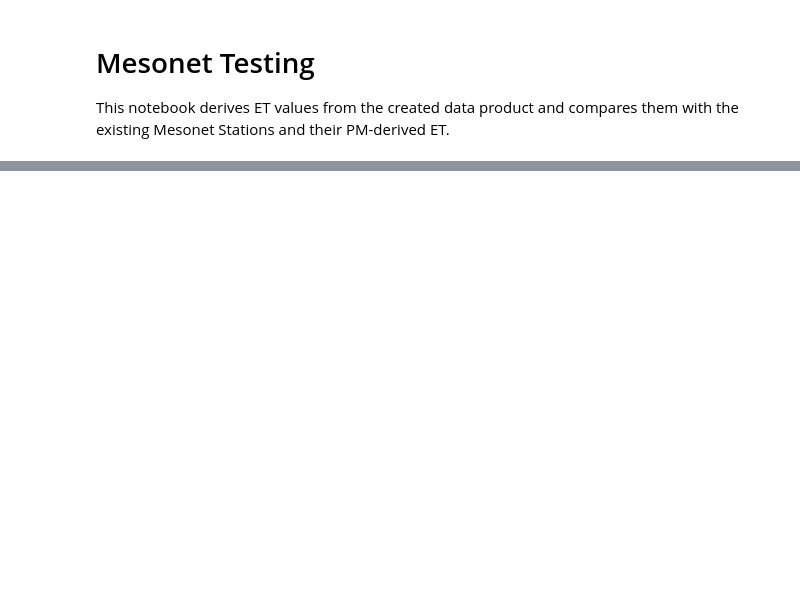
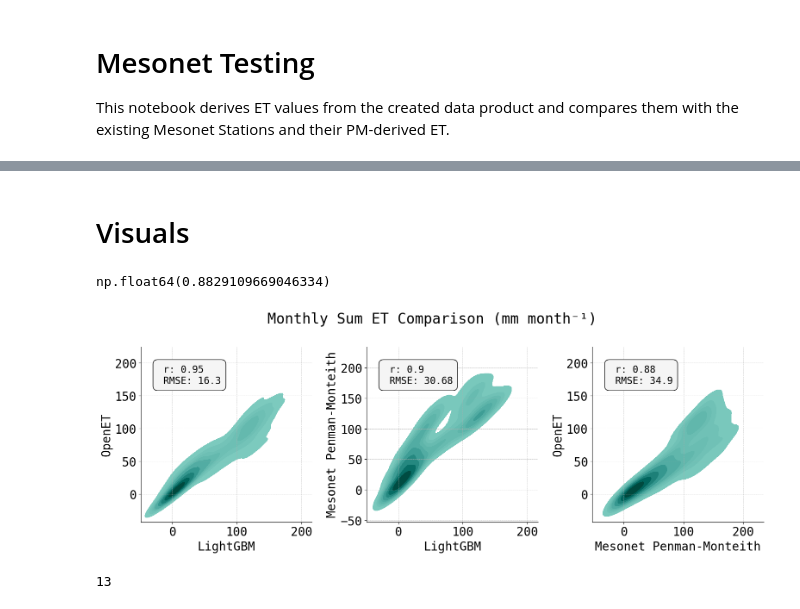
Before and after one commit to RTGS-Lab/Paper-Rozanov-et-al-ML-ET, a Jupyter notebook: notebooks/2. Model_Mesonet_Testing.ipynb, the cells around one changed output, grey strips where cells are left out. Drawn from its saved outputs; the diff is of its cells as text; code cells hidden in the pictures; blank space fills up the shorter version.

```diff
--- a/notebooks/2. Model_Mesonet_Testing.ipynb
+++ b/notebooks/2. Model_Mesonet_Testing.ipynb
@@ -77,0 +118,62 @@ fluxes
+# %%
+dfs = []
+for site in df.site.unique():
+    sub_df = df[df.site==site]
+    sub_df = sub_df.set_index('date')[['ETos_daily_in', 'ETrs_daily_in', 'ET']].resample('M').sum().reset_index()
+    sub_df.date = sub_df.date.dt.to_period('M').astype(str)
+
+    sub_openet = openet[openet.site==site]
+    sub_openet.date = sub_openet.date.dt.to_period('M').astype(str)
+    sub_df = sub_df.merge(sub_openet, on=['date'], how='left')
+
+    dfs.append(sub_df)
+summary = pd.concat(dfs, axis=0)
+# %% [markdown]
+# Visuals
+# %%
+plt.rcParams.update({'font.size': 20, 'font.family':'monospace', 'figure.figsize': (16, 9)})
+full_cmap = plt.get_cmap('BrBG')
+start, end = 0.7, 1.0
+colors = full_cmap(np.linspace(start, end, full_cmap.N))
+cmap = LinearSegmentedColormap.from_list('right_BrBG', colors)
+# %%
+np.corrcoef(summary[var[0]].values, summary[var[1]].values)[0,1]
+# %% [output]
+np.float64(0.8829109669046334)
+# %%
+fig, ax = plt.subplots(1,3, figsize=(16,6))
+
+sns.kdeplot(summary, x='ET', y='OpenET', ax=ax[0], cmap=cmap, shade=True, cbar=False)
+sns.kdeplot(summary, x='ET', y='ETos_daily_in', ax=ax[1], cmap=cmap, shade=True, cbar=False)
+sns.kdeplot(summary, x='ETos_daily_in', y='OpenET', ax=ax[2], cmap=cmap, shade=True, cbar=False)
+
+for i, var in zip(range(3), [['ET', 'OpenET'], ['ET', 'ETos_daily_in'], ['ETos_daily_in', 'OpenET']]):
+    r = round(np.corrcoef(summary[var[0]].values, summary[var[1]].values)[0, 1],2)
+    RMSE = round(mean_squared_error(summary[var[0]], summary[var[1]])**0.5,2)
+    info_text = (
+        f" r: {r} \n RMSE: {RMSE}"
+    )
+    text = ax[i].text(0.1, 0.9, info_text, transform=ax[i].transAxes,
+                      ha='left', va='top', fontsize=16, color='black',
+    bbox=dict(facecolor='whitesmoke', edgecolor='black',boxstyle='round,pad=0.5'))
+
+    ax[i].grid(True, lw=0.5, ls='--')
+    ax[i].spines['top'].set_visible(False)
+    ax[i].spines['right'].set_visible(False)
+
+    if i  in [0, 1]:
+        ax[i].set_xlabel('LightGBM')
+        if i==1:
+            ax[i].set_ylabel('Mesonet Penman-Monteith')
+    if i==2:
+        ax[i].set_xlabel('Mesonet Penman-Monteith')
+plt.suptitle('Monthly Sum ET Comparison (mm month\u207b\u00b9)')
+plt.tight_layout()
+plt.savefig('../fig/comparison.png')
+plt.show()
+# %% [output]
+[figure, added]
+# %%
+len(summary.site.unique())
+# %% [output]
+13
```
Also changed, not shown: parts of 10 cells of this notebook, 17 other files.
